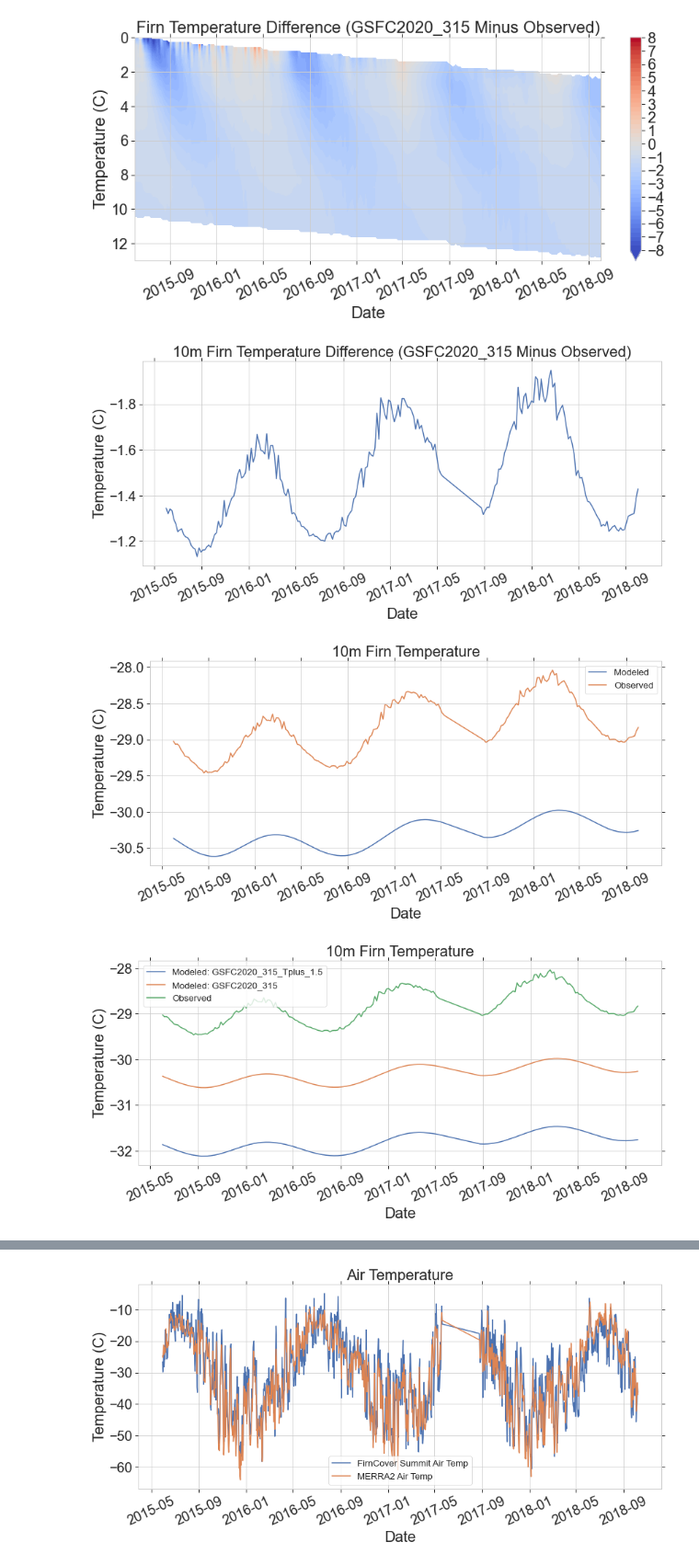
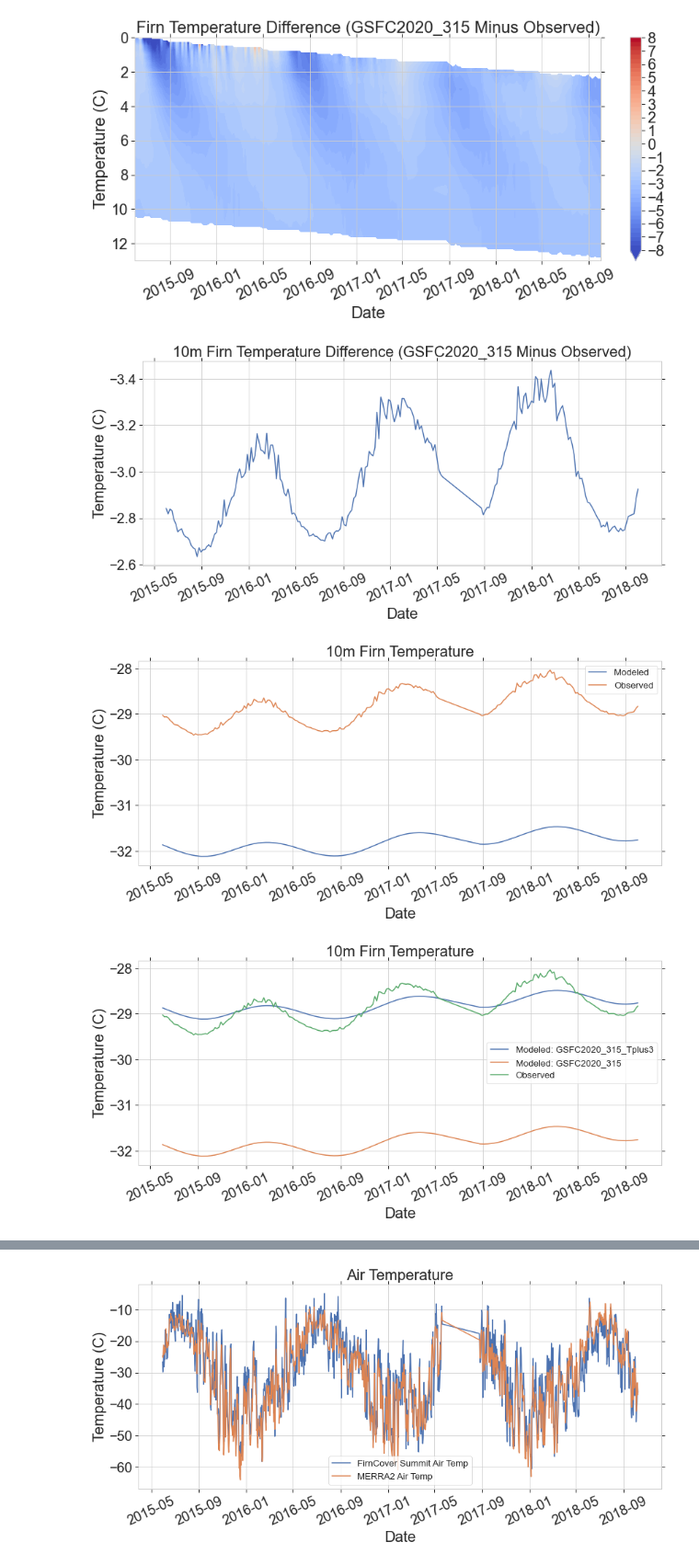
Before and after one commit to maximusjstevens/firncover, a Jupyter notebook: Summit_Model_Temp.ipynb, the cells around one changed output, grey strips where cells are left out. Shown: that part at 92% size. Cells and saved outputs as stored; diff of their text form; code cells hidden in the pictures.

Commit message:
fixing 10m temp figure

```diff
--- a/Summit_Model_Temp.ipynb
+++ b/Summit_Model_Temp.ipynb
@@ -177,7 +180,7 @@ for physics in fns:
         print('+++++++++++')
         print(physics)
         print(rv)
-        ff = f'CFMoutputs/CFMresults_{lat_val}_{lon_val}_{physics}_{rv}/CFMresults.hdf5'
+        ff = f'CFMoutputs/CFMresults_{lat_val}_{lon_val}_{physics}_{rv}_{spin_date_end}/CFMresults.hdf5'
         print(ff)
         with h5.File(ff,'r') as open_fn: # Open the CFM results file
             physics_rv = physics + '_' + str(rv)
@@ -202,7 +205,7 @@ for physics in fns:
         print('==========')
         print(physics)
         print(rv)
-        ff2 = f'CFMoutputs/CFMresults_{lat_val}_{lon_val}_{physics}_{rv}_Tplus{t_adjust}/CFMresults.hdf5'
+        ff2 = f'CFMoutputs/CFMresults_{lat_val}_{lon_val}_{physics}_{rv}_{spin_date_end}_Tplus{t_adjust}/CFMresults.hdf5'
         print(ff2)
         with h5.File(ff2,'r') as open_fn2: # Open the CFM results file
             physics_rv = physics + '_' + str(rv)
@@ -387,7 +390,7 @@ a1.set_label('Firn temperature')
 figfilename = f'10m_Firn_Temp_Diff_GSFC_{rvs}.png'
 f1.savefig(figfilename)
 # %% [output]
-[figure, old version]
+[figure, new version]
 # %%
 #Plot the 10m (modeled and observed) firn temperature
 
@@ -403,4 +406,4 @@ a1.set_label('Firn temperature')
 figfilename = f'10m_Firn_Temp_GSFC_{rvs}.png'
 f1.savefig(figfilename)
 # %% [output]
-[figure, old version]
+[figure, new version]
@@ -437,18 +410,33 @@ temps_model_subsampled2 = temps_interpolated_mod2.loc[overlaping_dates2]
+# %%
+# Comparing the Modeled t_adjust firn temp to the Modeled firn temp
+
+#Modeled outputs t_adjust
+t_interp_mod_Tplus =np.zeros((y_df_Tplus.shape[0],len(n_grid))) # initialize a matrix that will hold the interpolated temperatures
+
+for rr in range(y_df_Tplus.shape[0]): # loop through each day of observations and do the interpolation
+    tif_Tplus = sp.interpolate.interp1d(y_df_Tplus[rr], z_df_Tplus[rr], bounds_error=False) #scipy interpolation has you first create a function
+    t_interp_mod_Tplus[rr,:]= tif_Tplus(n_grid) #apply the interpolation function
+
+temps_interpolated_mod_Tplus = pd.DataFrame(t_interp_mod_Tplus,index = pd.to_datetime([decyeartodatetime(dd) for dd in rd2[physics_rv]['model_time']]),columns=n_grid) #put the interpolated temperatures into a data frame
+temps_interpolated_mod_Tplus.index=temps_interpolated_mod_Tplus.index.round('D') # .index.round('D') = round to the nearest day because we are using decimal dates that are slightly off from each day
+
+#look at the model/data difference
+temps_model_subsampled_Tplus = temps_interpolated_mod_Tplus.loc[overlaping_dates] #Select just the model outputs from the overlaping dates
 # %%
 # Plot the Modeled with t_adjust, Modeled, and Observed 10m firn temperature
 f1,a1=plt.subplots(figsize=(12,6))
-a1.plot(overlaping_dates2, temps_model_subsampled_Tplus.iloc[:,100]-273.15, label = f'Modeled: GSFC2020_315_Tplus_1.5')
-a1.plot(overlaping_dates2, temps_model_subsampled2.iloc[:,100]-273.15, label = f'Modeled: GSFC2020_315')
-a1.plot(overlaping_dates2, temps_data_subsampled.iloc[:,100], label = f'Observed')
+a1.plot(overlaping_dates, temps_model_subsampled_Tplus.iloc[:,100]-273.15, label = f'Modeled: GSFC2020_315_Tplus{t_adjust}')
+a1.plot(overlaping_dates, temps_model_subsampled.iloc[:,100]-273.15, label = f'Modeled: GSFC2020_315')
+a1.plot(overlaping_dates, temps_data_subsampled.iloc[:,100], label = f'Observed')
 a1.legend()
 a1.set_xlabel('Date')
 a1.tick_params(axis='x', rotation=25)
 a1.set_ylabel('Temperature (C)')
 a1.set_title(f'10m Firn Temperature')
 figfilename = f'10m_Firn_Temp_GSFC_{rvs}_ModeledTplus_{t_adjust}.png'
 f1.savefig(figfilename)
 # %% [output]
-[figure, old version]
+[figure, new version]
 # %%
 #Plot the specified model FAC with the t_adjust modeled output
 
```
Also changed, not shown: parts of 6 cells of this notebook.
